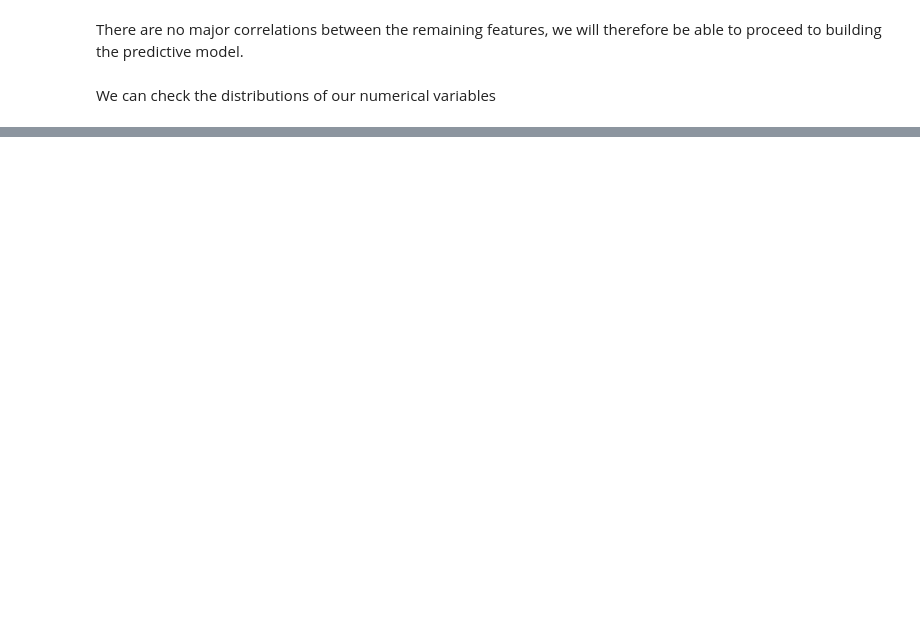
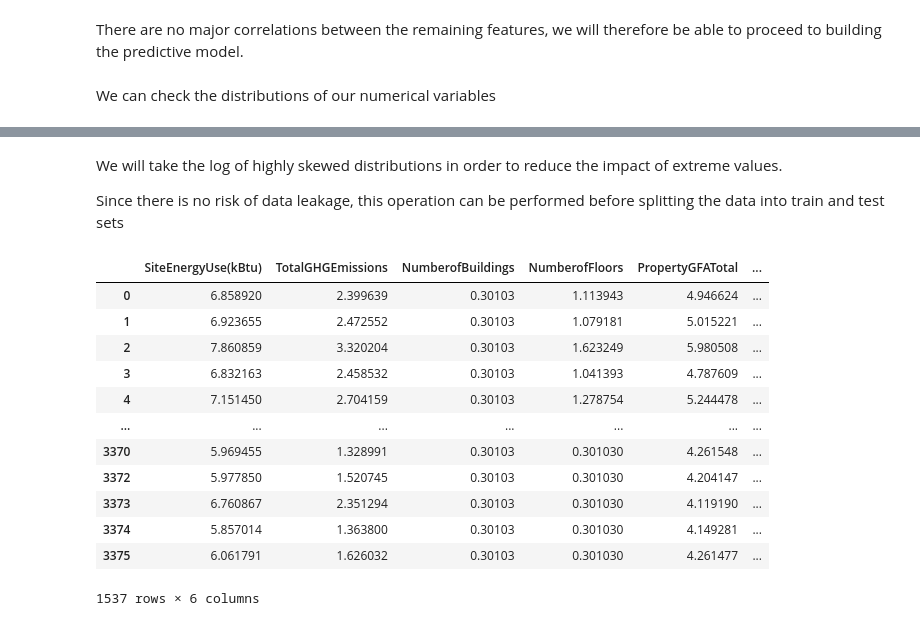
Before and after one commit to Dzov/DSP4, a Jupyter notebook: Haladjian_Amelie-Dzovinar_1_notebook_exploratoire_082023.ipynb, the cells around one changed output, grey strips where cells are left out. Saved outputs shown, nothing was run; the diff lists cells and outputs as text; code cells hidden in the pictures; blank space fills up the shorter version.

```diff
--- a/Haladjian_Amelie-Dzovinar_1_notebook_exploratoire_082023.ipynb
+++ b/Haladjian_Amelie-Dzovinar_1_notebook_exploratoire_082023.ipynb
@@ -1090,0 +996,28 @@ def kde_plots(compare=False, columns=None):
+# %% [markdown]
+We will take the log of highly skewed distributions in order to reduce the impact of extreme values.
+
+Since there is no risk of data leakage, this operation can be performed before splitting the data into train and test sets
+# %%
+skewed_features = [
+    "SiteEnergyUse(kBtu)",
+    "TotalGHGEmissions",
+    "NumberofBuildings",
+    "NumberofFloors",
+    "PropertyGFATotal",
+    "NumberOfYearsENERGYSTARCertified",
+]
+data[skewed_features]
+# %% [output]
+|  | SiteEnergyUse(kBtu) | TotalGHGEmissions | NumberofBuildings | NumberofFloors | PropertyGFATotal | ... |
+| 0 | 6.858920 | 2.399639 | 0.30103 | 1.113943 | 4.946624 | ... |
+| 1 | 6.923655 | 2.472552 | 0.30103 | 1.079181 | 5.015221 | ... |
+| 2 | 7.860859 | 3.320204 | 0.30103 | 1.623249 | 5.980508 | ... |
+| 3 | 6.832163 | 2.458532 | 0.30103 | 1.041393 | 4.787609 | ... |
+| 4 | 7.151450 | 2.704159 | 0.30103 | 1.278754 | 5.244478 | ... |
+| ... | ... | ... | ... | ... | ... | ... |
+| 3370 | 5.969455 | 1.328991 | 0.30103 | 0.301030 | 4.261548 | ... |
+| 3372 | 5.977850 | 1.520745 | 0.30103 | 0.301030 | 4.204147 | ... |
+| 3373 | 6.760867 | 2.351294 | 0.30103 | 0.301030 | 4.119190 | ... |
+| 3374 | 5.857014 | 1.363800 | 0.30103 | 0.301030 | 4.149281 | ... |
+| 3375 | 6.061791 | 1.626032 | 0.30103 | 0.301030 | 4.261477 | ... |
+1537 rows × 6 columns
```
Also changed, not shown: parts of 17 cells of this notebook, 3 other files.
